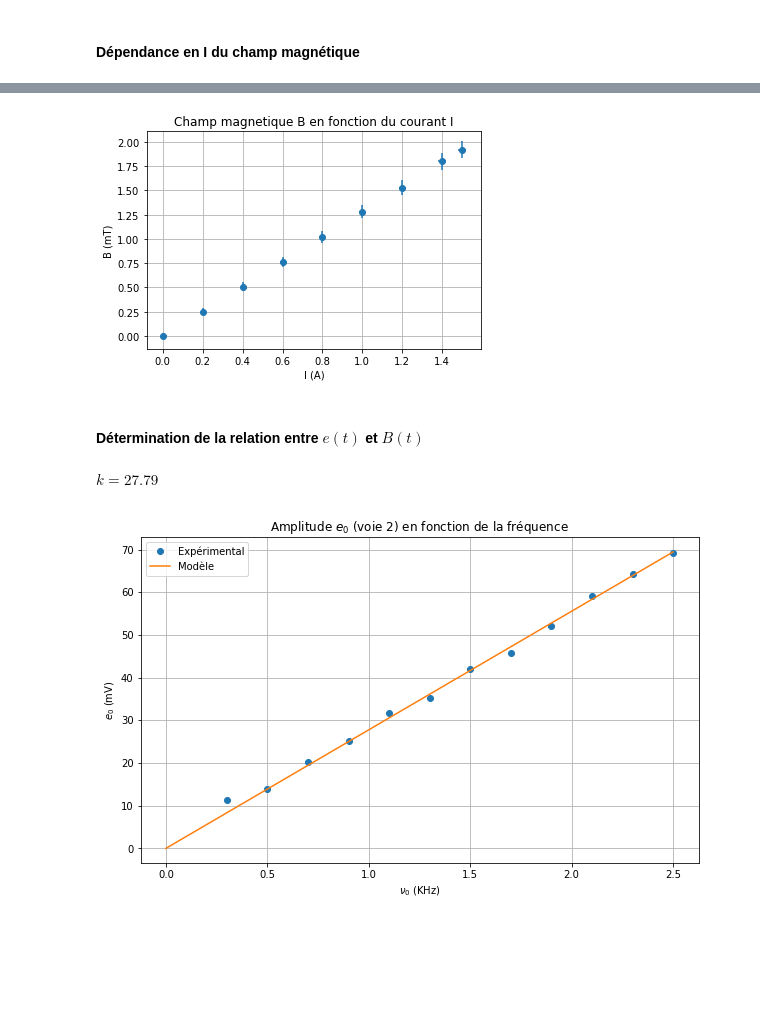
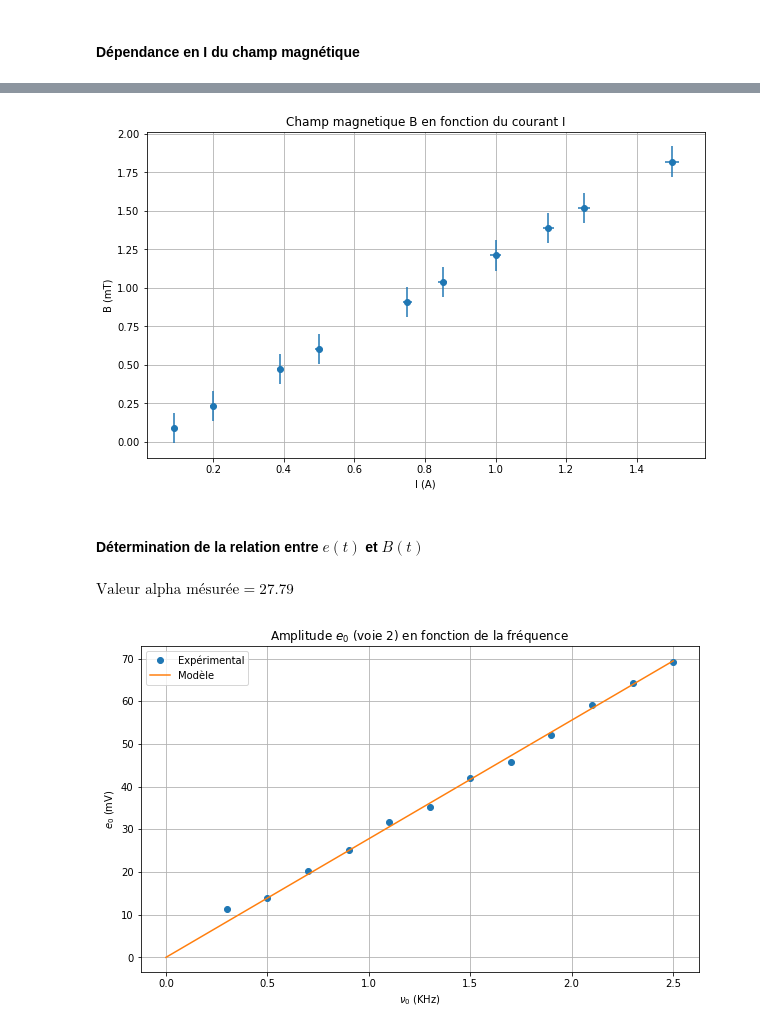
Before and after one commit to kmiloarguello/kmiloarguello.github.io, a Jupyter notebook: phyca/content/LU2PY121/TPS/TP3/TP3-A.ipynb, the cells around one changed output, grey strips where cells are left out. Cells and saved outputs as stored; diff of their text form; code cells hidden in the pictures; blank space fills up the shorter version.

```diff
--- a/phyca/content/LU2PY121/TPS/TP3/TP3-A.ipynb
+++ b/phyca/content/LU2PY121/TPS/TP3/TP3-A.ipynb
@@ -12,14 +12,24 @@ from IPython.display import display, Math
 # %%
 # Mesures
 x = np.array([0, 0.5, 1, 1.5, 2, 2.5, 3, 3.5, 4, 4.5, 5, 5.5, 6, 6.5]) # cm
-B = np.array([1.09, 1.15, 1.20, 1.24, 1.25, 1.26, 1.26, 1.26, 1.26, 1.26, 1.26, 1.26, 1.25, 1.25]) # mT
+B = np.array([0.46, 0.48, 0.50,0.50, 0.50,0.51,0.50,0.51,0.51,0.51,0.50,0.50,0.49,0.47]) # mT
 # %%
 # Champ magnetique B en fonction de la distance
 
+# Variation relative du champ magnetique
+delta_B = (np.max(B) - np.min(B)) / np.max(B)
+
+display(Math(r'\text{Variation relative } \, \delta B = ' + str(round(delta_B, 2)) + ' \, \\text{mT}'))
+
+plt.figure(figsize=(10, 6))
 plt.plot(x, B, 'o')
+plt.axhline(np.max(B), color='red', linestyle='--', label='Maximum ' + str(np.max(B)) + ' mT')
+plt.axhline(np.min(B), color='green', linestyle='--', label='Minimum ' + str(np.min(B)) + ' mT')
+plt.ylim(0, np.max(B)+0.1)
 plt.xlabel('x (cm)')
 plt.ylabel('B (mT)')
-plt.title('Champ magnetique B en fonction de la distance')
+plt.title('Champ magnetique B en fonction de la distance 0 < x < 6.5 cm')
 plt.grid()
+plt.legend()
 plt.show()
 # %% [output]
@@ -32,12 +43,19 @@ N = 95
 a = 6.5 # cm
 # %%
 # Valeurs de I entre 0 à 1.5 A
-I = np.array([0, 0.20, 0.40, 0.60, 0.80, 1, 1.2, 1.4, 1.5 ])
-B = np.array([0, 0.25, 0.51, 0.76, 1.02, 1.28, 1.53, 1.80, 1.92 ])
+I = np.array([0.09, 0.20, 0.39, 0.5, 0.75, 0.85, 1, 1.15, 1.25, 1.5 ])
+B = np.array([0.09, 0.23, 0.47, 0.6, 0.91, 1.04, 1.21, 1.39, 1.52, 1.82])
 
 # Incertitudes sur B et I (dans la notice)
 # delta I = 5mA +1% de la valeur
 delta_I = 0.005 + 0.01 * I
+display(Math(r'\text{Incertitude sur } I = ' + str(np.mean(delta_I)) + ' \, \\text{A}'))
 
-# delta_B = 0.03 mT + 3% de la valeur mesurée
-delta_B = 0.03 + 0.03 * B
+# Alpha
+alpha = np.mean(B) / np.mean(I)
+display(Math(r'\text{{Valeur expérimentale}} \, \alpha = ' + str(round(alpha, 2))))
+
+# mu_0
+mu_0 = (5 * np.sqrt(5) * 6.5 *10**-2 * alpha) / (8 * N)
+
+display(Math(r'\mu_0 = %.2e \, \text{T} \, \text{m} \, \text{A}^{-1}' % mu_0))
@@ -44,12 +66,13 @@ delta_B = 0.03 + 0.03 * B
 # %%
+plt.figure(figsize=(10, 6))
 plt.errorbar(I, B, xerr=delta_I, yerr=delta_B, fmt='o')
 plt.xlabel('I (A)')
 plt.ylabel('B (mT)')
 plt.title('Champ magnetique B en fonction du courant I')
 plt.grid()
 plt.show()
 # %% [output]
-[figure, old version]
+[figure, new version]
 # %% [markdown]
 #### Détermination de la relation entre $e(t)$ et $B(t)$
 # %%
@@ -59,14 +91,15 @@ e_0 = U_eff * np.sqrt(2) # mV
 # %%
 # Modèle d'après e(t) = k d(\phi) / dt
 def model(params, v_0):
-    k = params[0]
-    return k * v_0
+    amplitude = params[0]
+    return amplitude * v_0
 
 def cost_function(params, v_0, e_0):
     return np.sum((model(params, v_0) - e_0)**2)
 
 params = minimize(cost_function, [1], args=(v_0, e_0)).x
-display(Math('k = %.2f' % params[0]))
+display(Math('\\text{Valeur alpha mésurée} = %.2f' % params[0]))
+# Modèle
 
 x = np.linspace(0, 2.5, 100)
 y = model(params, x)
@@ -82,5 +115,5 @@ plt.grid()
 plt.legend()
 plt.show()
 # %% [output]
-$\displaystyle k = 27.79$
+$\displaystyle \text{Valeur alpha mésurée} = 27.79$
 [figure]
```
Also changed, not shown: parts of 3 cells of this notebook, 9 other files.
